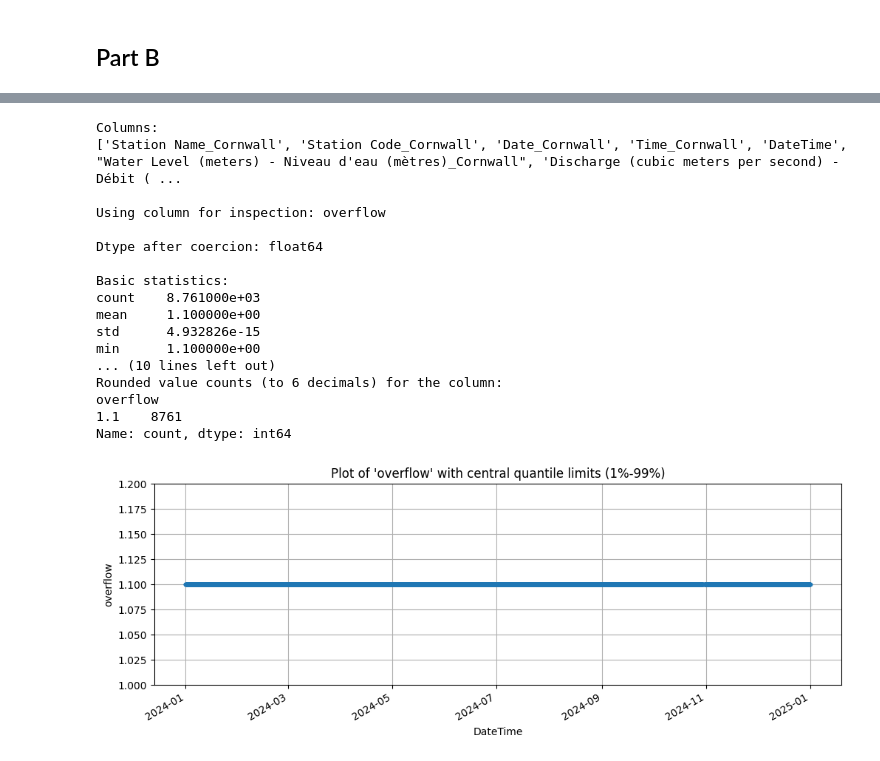
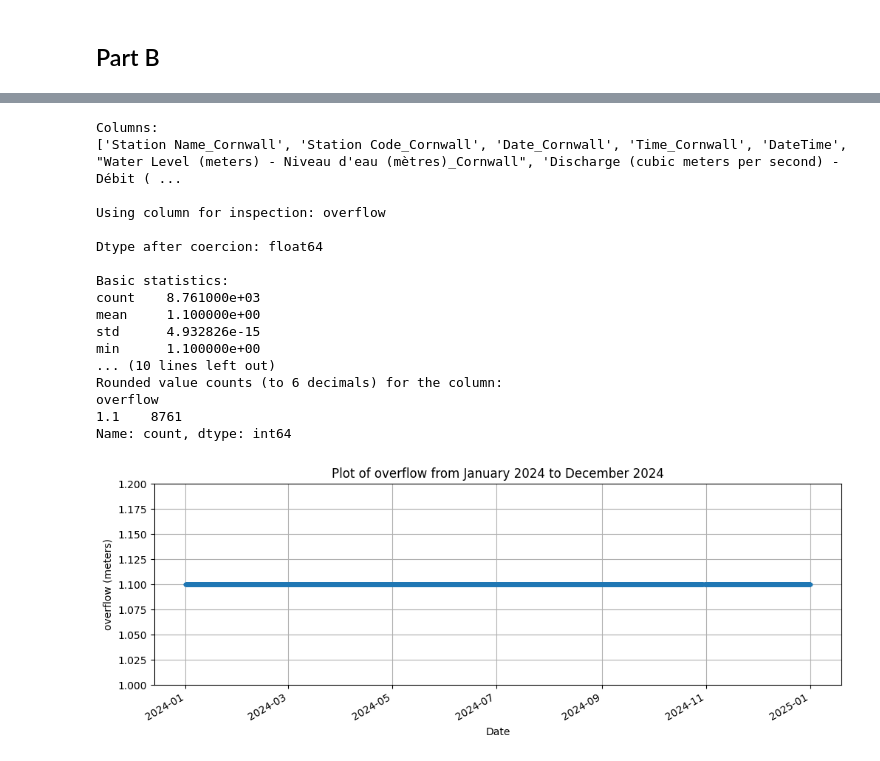
Before and after one commit to noah11dahan-cpu/Ontario-Water-Level-Power-Revenue-Analysis, a Jupyter notebook: Merge.ipynb, the cells around one changed output, grey strips where cells are left out. Drawn from its saved outputs; the diff is of its cells as text; code cells hidden in the pictures.

```diff
--- a/Merge.ipynb
+++ b/Merge.ipynb
@@ -19,8 +19,8 @@ def merge_data(cornwall_df, lsd_df, on='Date', period='Daily'):
 
     return Merge_df
 # %%
-cornwall_hourly = pd.read_csv("./cornwall_hourly_data.csv")
-lsd = pd.read_csv("./LSD_final_data.csv")
+cornwall_hourly = pd.read_csv("./clean/cornwall_hourly_data.csv")
+lsd = pd.read_csv("./clean/LSD_final_data.csv")
 Merge_df = merge_data(cornwall_hourly, lsd, on='DateTime', period='Hourly')
 Merge_df
 # %% [output]
@@ -66,7 +110,7 @@ import numpy as np
 import matplotlib.pyplot as plt
 
 # Read the merged CSV (adjust path if your file is elsewhere)
-fn = './Merged_hourly_data.csv'
+fn = './clean/Merged_hourly_data.csv'
 df = pd.read_csv(fn)
 
 print('Columns:')
@@ -131,34 +175,34 @@ if times is not None:
 else:
     plt.plot(df[col].values, marker='o', ls='-', ms=3)
 
 # If the 99th percentile is much larger than the 1st, limit axis to show central values
 if q_high > q_low and (q_high - q_low) > 0:
     plt.ylim(q_low - pad, q_high + pad)
 else:
     # fallback small fixed range around expected value 1.1
     plt.ylim(0, 2)
 
-plt.title(f"Plot of '{col}' with central quantile limits (1%-99%)")
+plt.title(f"Plot of {col} from January 2024 to December 2024")
 plt.grid(True)
-plt.xlabel('DateTime' if times is not None else 'Index')
-plt.ylabel(col)
+plt.xlabel('Date' if times is not None else 'Index')
+plt.ylabel(f"{col} (meters)")
 plt.show()
 # %% [output]
 Columns:
 ['Station Name_Cornwall', 'Station Code_Cornwall', 'Date_Cornwall', 'Time_Cornwall', 'DateTime', "Water Level (meters) - Niveau d'eau (mètres)_Cornwall", 'Discharge (cubic meters per second) - Débit ( ...
 
 Using column for inspection: overflow
 
 Dtype after coercion: float64
 
 Basic statistics:
 count    8.761000e+03
 mean     1.100000e+00
 std      4.932826e-15
 min      1.100000e+00
 ... (10 lines left out)
 Rounded value counts (to 6 decimals) for the column:
 overflow
 1.1    8761
 Name: count, dtype: int64
-[figure, old version]
+[figure, new version]
```
Also changed, not shown: parts of 3 cells of this notebook, 13 other files.
